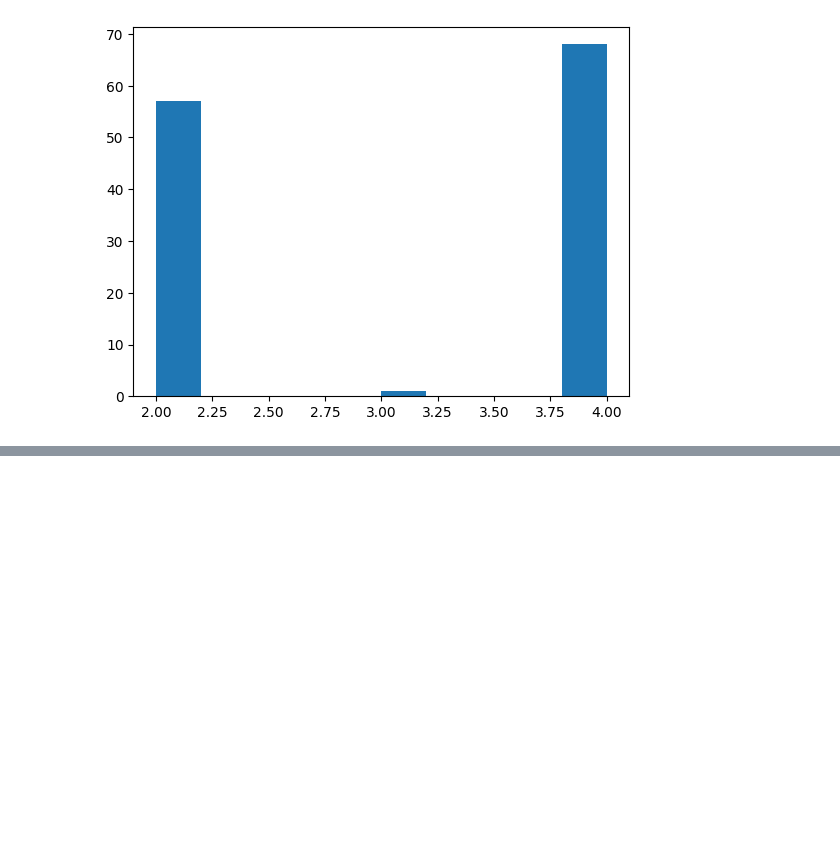
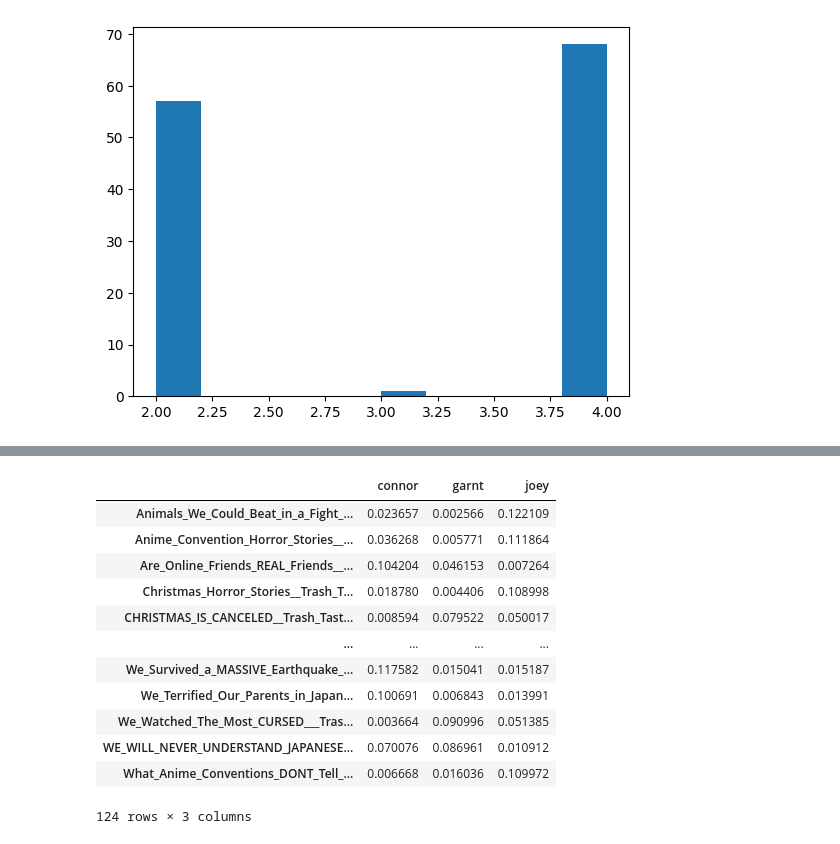
Before and after one commit to paarthtandon/TrashGPT, a Jupyter notebook: data_prep/rttm_analysis.ipynb, the cells around one changed output, grey strips where cells are left out. Cells and saved outputs as stored; diff of their text form; code cells hidden in the pictures; blank space fills up the shorter version.

```diff
--- a/data_prep/rttm_analysis.ipynb
+++ b/data_prep/rttm_analysis.ipynb
@@ -116,0 +209,16 @@ We_Need_a_Break_From_YouTube__Trash_Taste_#19_zyuwyIrw1pQ
+# %%
+df
+# %% [output]
+|  | connor | garnt | joey |
+| Animals_We_Could_Beat_in_a_Fight_... | 0.023657 | 0.002566 | 0.122109 |
+| Anime_Convention_Horror_Stories__... | 0.036268 | 0.005771 | 0.111864 |
+| Are_Online_Friends_REAL_Friends__... | 0.104204 | 0.046153 | 0.007264 |
+| Christmas_Horror_Stories__Trash_T... | 0.018780 | 0.004406 | 0.108998 |
+| CHRISTMAS_IS_CANCELED__Trash_Tast... | 0.008594 | 0.079522 | 0.050017 |
+| ... | ... | ... | ... |
+| We_Survived_a_MASSIVE_Earthquake_... | 0.117582 | 0.015041 | 0.015187 |
+| We_Terrified_Our_Parents_in_Japan... | 0.100691 | 0.006843 | 0.013991 |
+| We_Watched_The_Most_CURSED___Tras... | 0.003664 | 0.090996 | 0.051385 |
+| WE_WILL_NEVER_UNDERSTAND_JAPANESE... | 0.070076 | 0.086961 | 0.010912 |
+| What_Anime_Conventions_DONT_Tell_... | 0.006668 | 0.016036 | 0.109972 |
+124 rows × 3 columns
```
Also changed, not shown: parts of 4 cells of this notebook, 35 other files.
